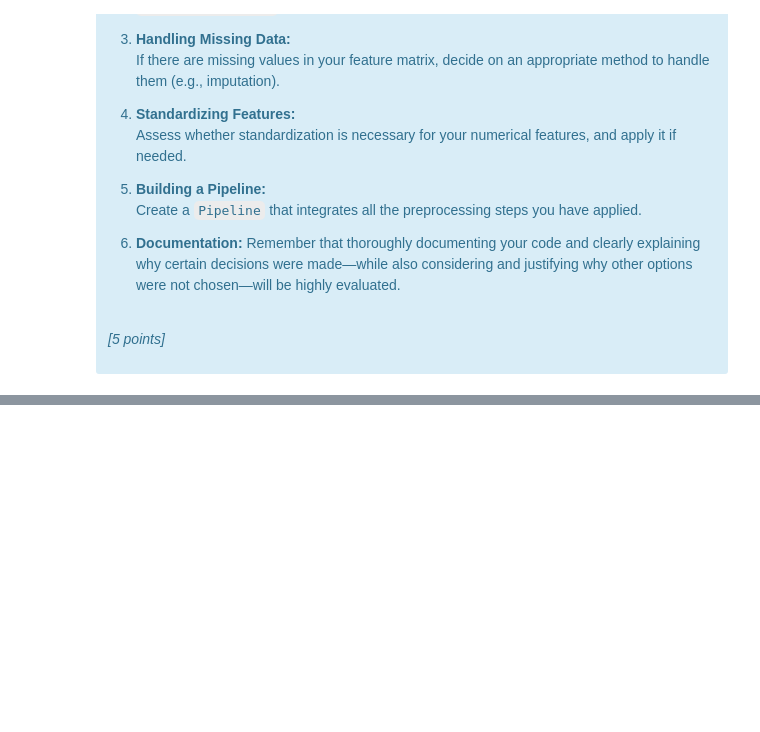
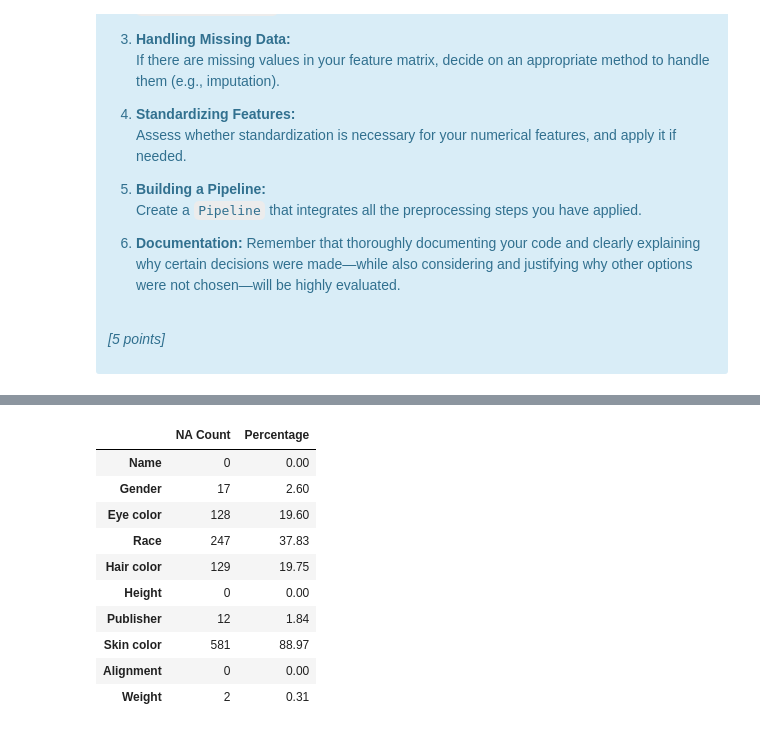
Before and after one commit to Ricksuarez29/Assignments_AI, a Jupyter notebook: A1.ipynb, the cells around one changed output, grey strips where cells are left out. Drawn from its saved outputs; the diff is of its cells as text; code cells hidden in the pictures; blank space fills up the shorter version.

```diff
--- a/A1.ipynb
+++ b/A1.ipynb
@@ -344,0 +374,22 @@ X.head()
+# %%
+na_count = df.isna().sum()
+total_entries = len(df)
+
+# We create a DataFrame with counts and percentages
+na_summary = pd.DataFrame({
+    'NA Count': na_count,
+    'Percentage': round((na_count / total_entries)*100,2)
+})
+na_summary.head(10)
+# %% [output]
+|  | NA Count | Percentage |
+| Name | 0 | 0.00 |
+| Gender | 17 | 2.60 |
+| Eye color | 128 | 19.60 |
+| Race | 247 | 37.83 |
+| Hair color | 129 | 19.75 |
+| Height | 0 | 0.00 |
+| Publisher | 12 | 1.84 |
+| Skin color | 581 | 88.97 |
+| Alignment | 0 | 0.00 |
+| Weight | 2 | 0.31 |
```
Also changed, not shown: parts of 24 cells of this notebook.
